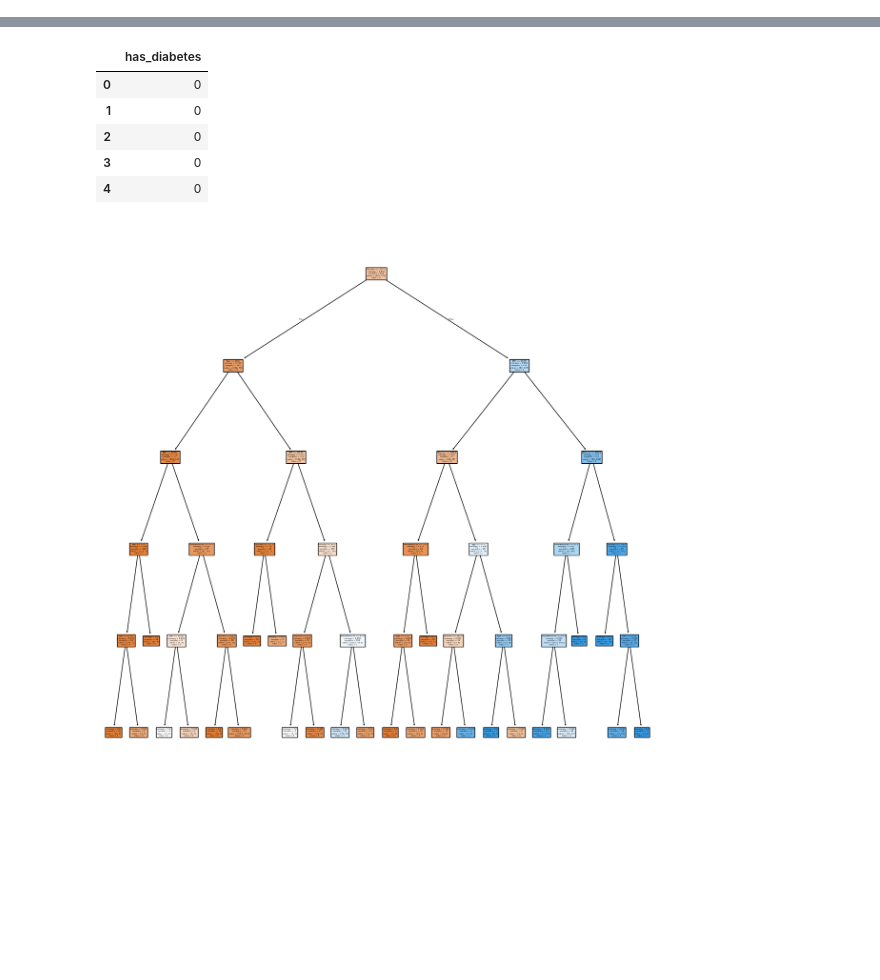
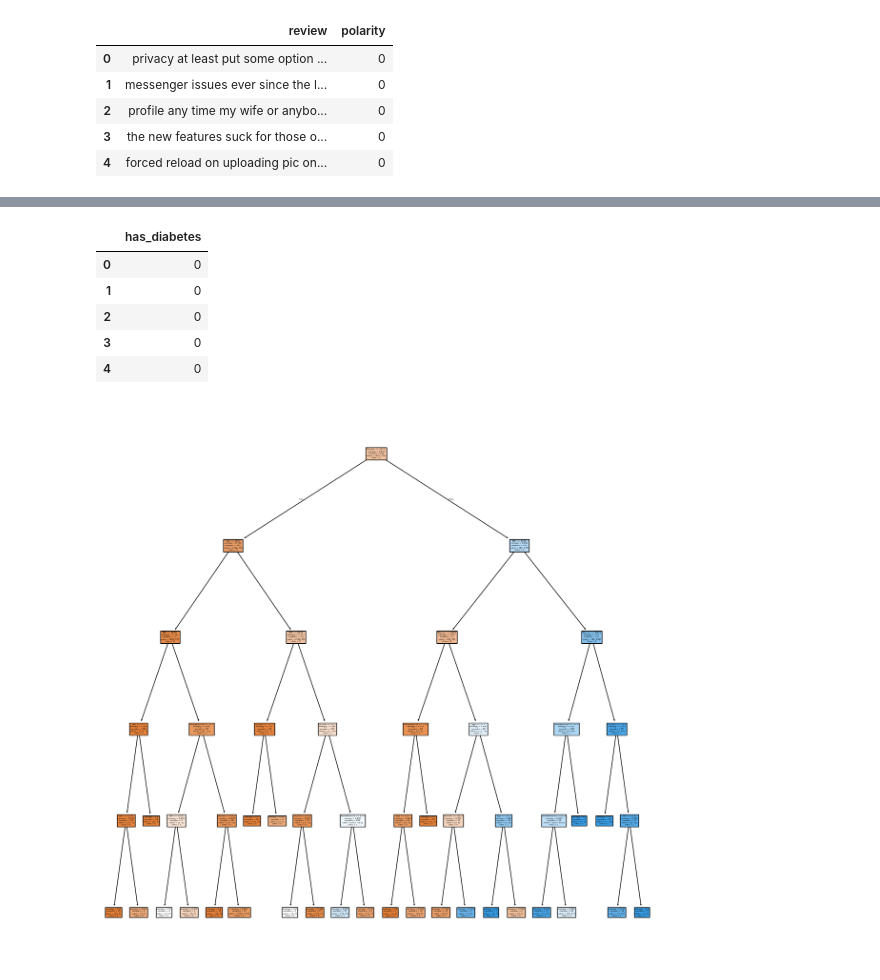
Before and after one commit to 4GeeksAcademy/Naive_Bayes_Project_Tutorial_DianaM, a Jupyter notebook: src/explore.ipynb, the cells around one changed output, grey strips where cells are left out. Saved outputs shown, nothing was run; the diff lists cells and outputs as text; code cells hidden in the pictures; blank space fills up the shorter version.

```diff
--- a/src/explore.ipynb
+++ b/src/explore.ipynb
@@ -26,0 +38,12 @@ from pickle import dump
+# %%
+# Initial Data Set up: dropping non-relevant columns "package_name"
+
+df.drop(["package_name"], axis = 1, inplace = True)
+df.head()
+# %% [output]
+|  | review | polarity |
+| 0 | privacy at least put some option ... | 0 |
+| 1 | messenger issues ever since the l... | 0 |
+| 2 | profile any time my wife or anybo... | 0 |
+| 3 | the new features suck for those o... | 0 |
+| 4 | forced reload on uploading pic on... | 0 |
```
Also changed, not shown: parts of 18 cells of this notebook, 10 other files.
